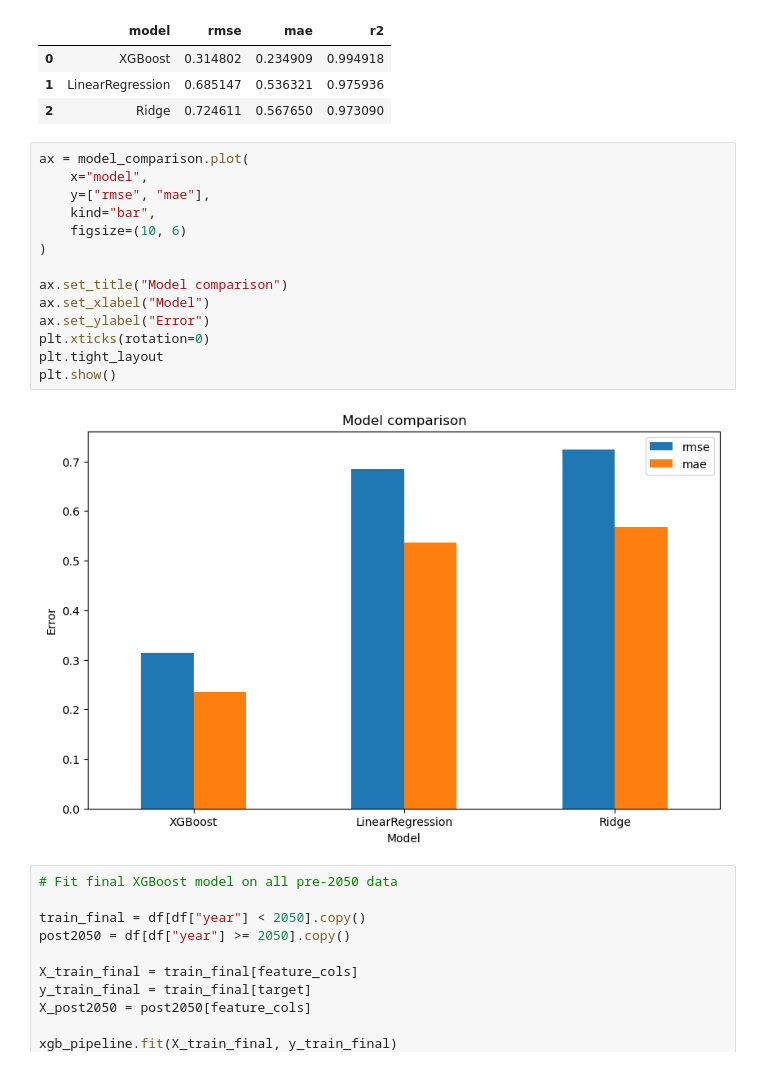
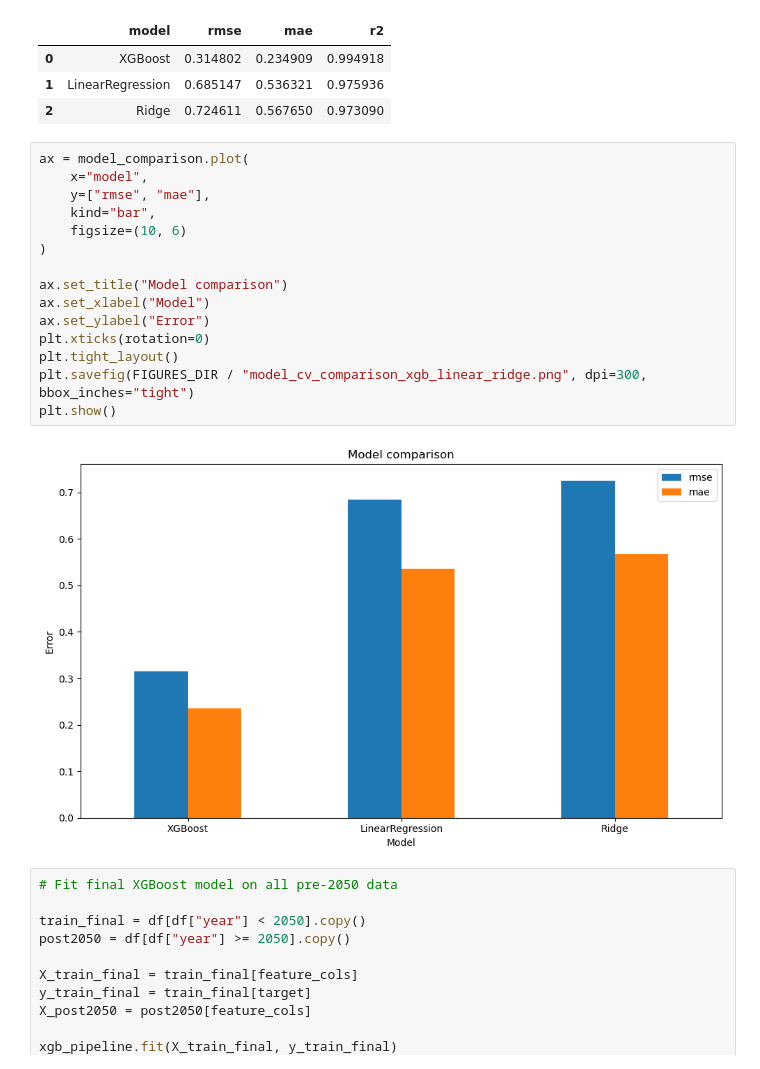
Before and after one commit to Jacob-DS-1/eds_project2, a Jupyter notebook: notebooks/03_modelling_xgboost.ipynb, the cells around one changed output. Drawn from its saved outputs; the diff is of its cells as text.

```diff
--- a/notebooks/03_modelling_xgboost.ipynb
+++ b/notebooks/03_modelling_xgboost.ipynb
@@ -589,19 +592,20 @@ model_comparison
 # %%
 ax = model_comparison.plot(
     x="model",
     y=["rmse", "mae"],
     kind="bar",
     figsize=(10, 6)
 )
 
 ax.set_title("Model comparison")
 ax.set_xlabel("Model")
 ax.set_ylabel("Error")
 plt.xticks(rotation=0)
-plt.tight_layout
+plt.tight_layout()
+plt.savefig(FIGURES_DIR / "model_cv_comparison_xgb_linear_ridge.png", dpi=300, bbox_inches="tight")
 plt.show()
 # %% [output]
-[figure, old version]
+[figure, new version]
 # %%
 # Fit final XGBoost model on all pre-2050 data
 
```
Also changed, not shown: parts of 6 cells of this notebook, 1 other file.
